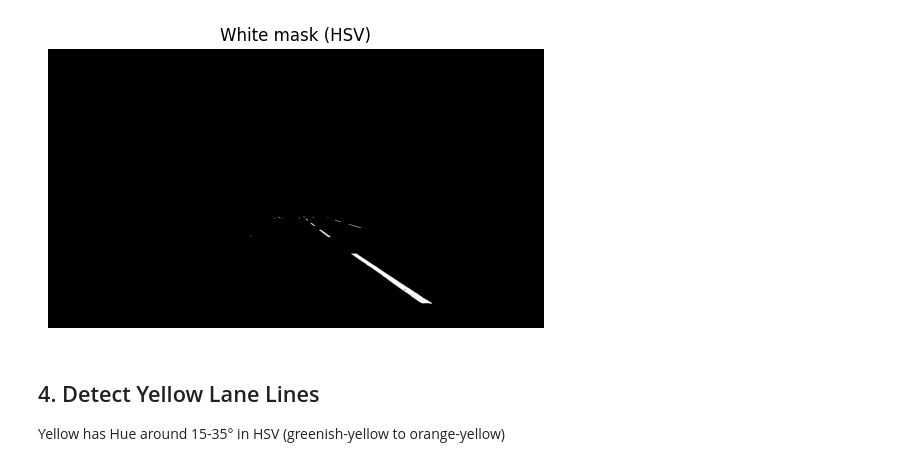
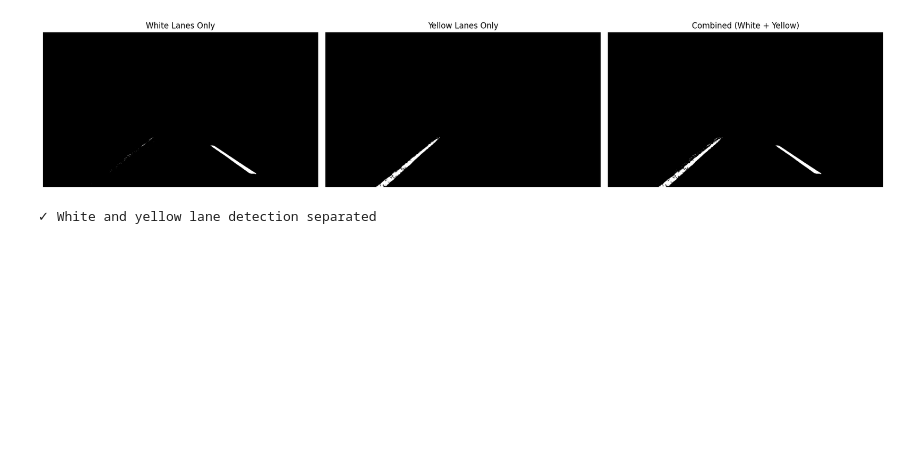
Before and after one commit to Nir-David-Duani/lane-detection, a Jupyter notebook: notebooks/03_color_thresholding.ipynb, the cells around one changed output. Drawn from its saved outputs; the diff is of its cells as text; code cells hidden in the pictures; blank space fills up the shorter version.

```diff
--- a/notebooks/03_color_thresholding.ipynb
+++ b/notebooks/03_color_thresholding.ipynb
@@ -91,15 +72,39 @@ White has high Value (brightness) and low Saturation (not colorful)
 # %%
-lower_white = np.array([0, 0, 200])
+# Convert to HSV for color-based detection
+img_hsv = cv2.cvtColor(img_roi, cv2.COLOR_BGR2HSV)
+
+# White lane detection (High V, Low S)
+lower_white = np.array([0, 0, 170])
 upper_white = np.array([180, 30, 255])
-
 mask_white = cv2.inRange(img_hsv, lower_white, upper_white)
 
-plt.imshow(mask_white, cmap="gray")
-plt.title("White mask (HSV)")
-plt.axis("off")
+# Yellow lane detection (Hue 15-35°)
+lower_yellow = np.array([15, 80, 70])
+upper_yellow = np.array([35, 255, 255])
+mask_yellow = cv2.inRange(img_hsv, lower_yellow, upper_yellow)
+
+# Combined mask
+mask_combined = cv2.bitwise_or(mask_white, mask_yellow)
+
+# Visualize breakdown
+fig, axes = plt.subplots(1, 3, figsize=(18, 5))
+
+axes[0].imshow(mask_white, cmap='gray')
+axes[0].set_title('White Lanes Only')
+axes[0].axis('off')
+
+axes[1].imshow(mask_yellow, cmap='gray')
+axes[1].set_title('Yellow Lanes Only')
+axes[1].axis('off')
+
+axes[2].imshow(mask_combined, cmap='gray')
+axes[2].set_title('Combined (White + Yellow)')
+axes[2].axis('off')
+
+plt.tight_layout()
 plt.show()
+
+print("✓ White and yellow lane detection separated")
 # %% [output]
-[figure, old version]
+[figure, new version]
+✓ White and yellow lane detection separated
-# %% [markdown]
-## 4. Detect Yellow Lane Lines
-Yellow has Hue around 15-35° in HSV (greenish-yellow to orange-yellow)
```
Also changed, not shown: parts of 15 cells of this notebook, 5 other files.
